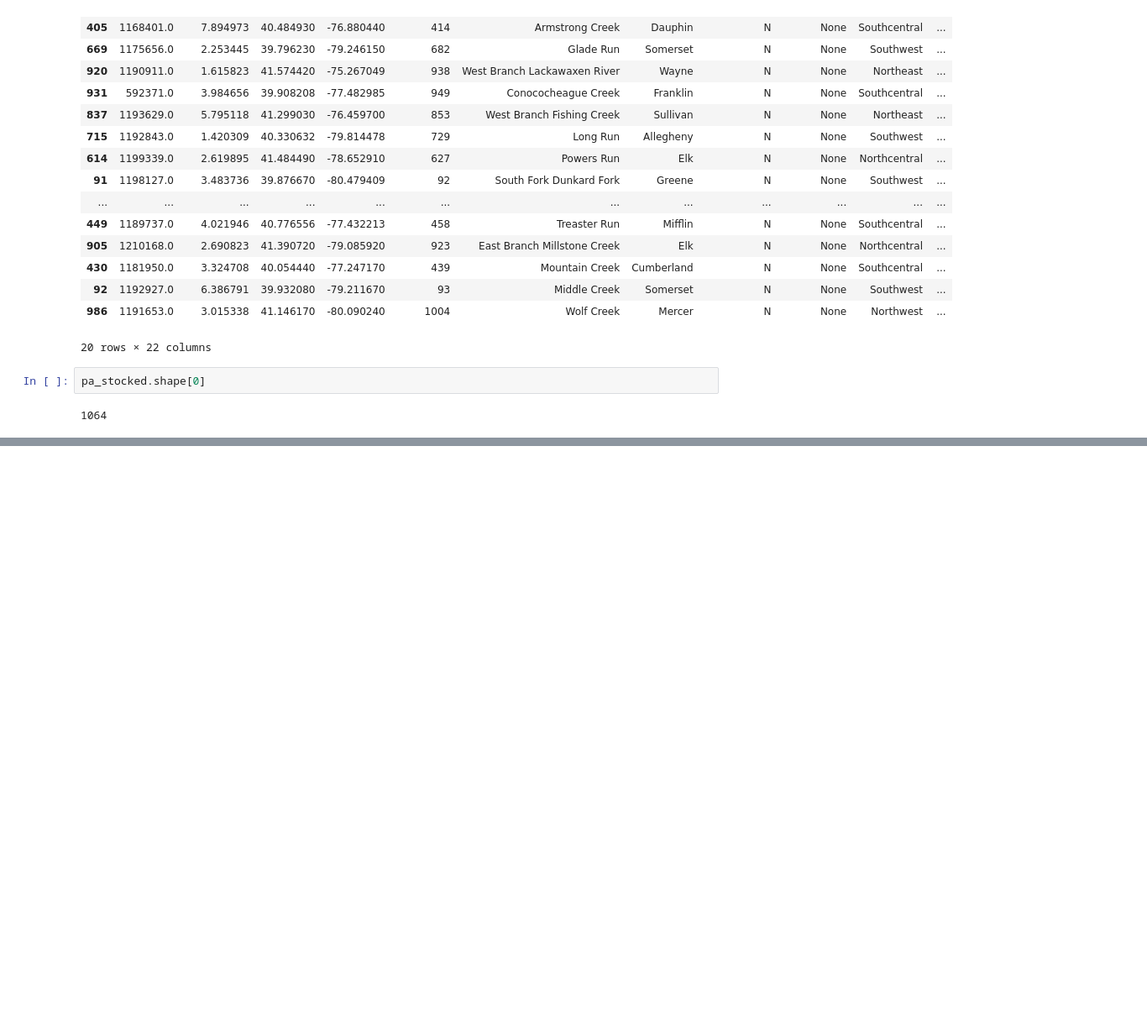
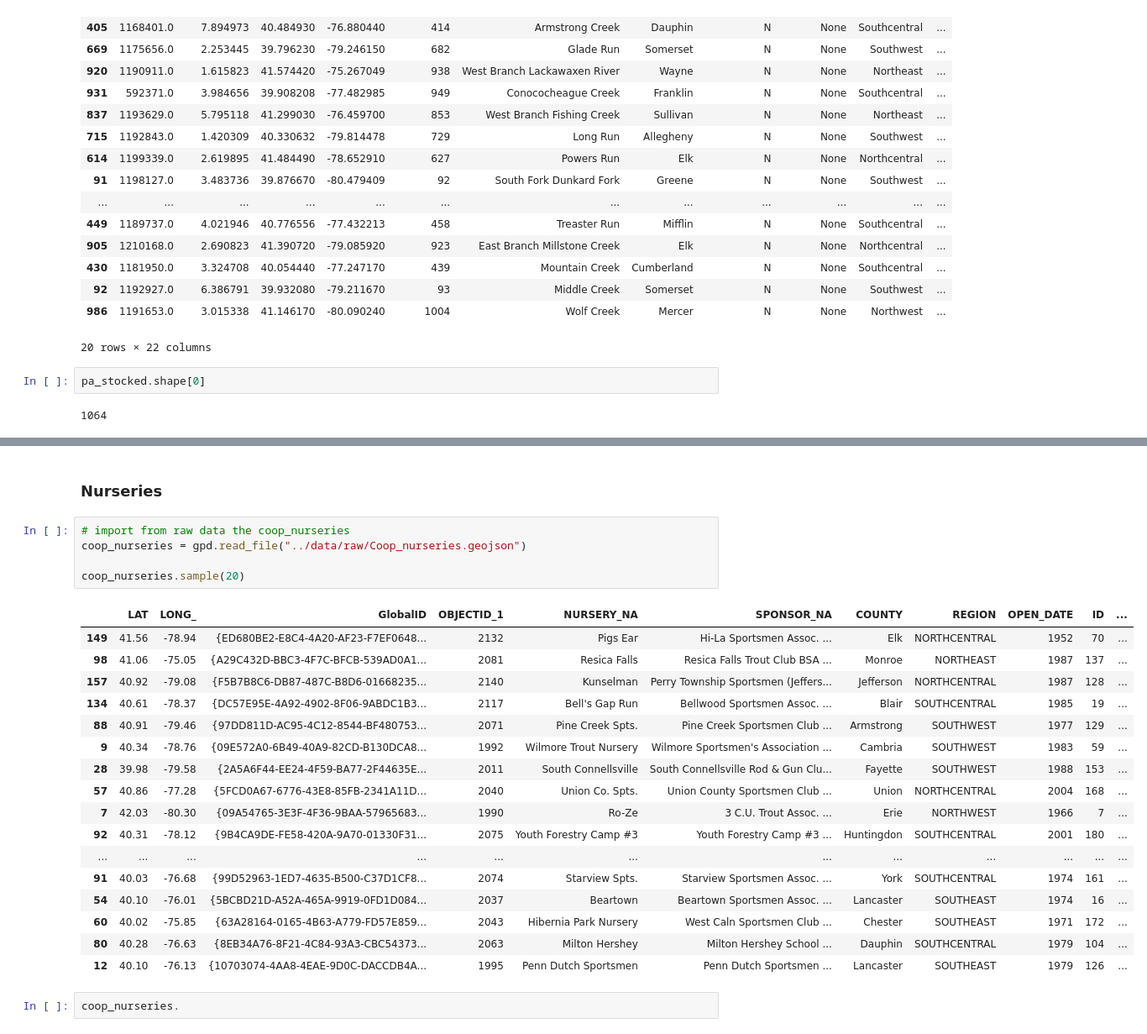
Before and after one commit to LoydGC/Troutimization-Project, a Jupyter notebook: notebooks/01_data_prep.ipynb, the cells around one changed output, grey strips where cells are left out. Shown at 84% size. Drawn from its saved outputs; the diff is of its cells as text; blank space fills up the shorter version.

```diff
--- a/notebooks/01_data_prep.ipynb
+++ b/notebooks/01_data_prep.ipynb
@@ -287,0 +304,27 @@ pa_stocked.shape[0]
+# %% [markdown]
+### Nurseries
+# %%
+# import from raw data the coop_nurseries
+coop_nurseries = gpd.read_file("../data/raw/Coop_nurseries.geojson")
+
+coop_nurseries.sample(20)
+# %% [output]
+|  | LAT | LONG_ | GlobalID | OBJECTID_1 | NURSERY_NA | SPONSOR_NA | COUNTY | REGION | OPEN_DATE | ID | ... |
+| 149 | 41.56 | -78.94 | {ED680BE2-E8C4-4A20-AF23-F7EF0648... | 2132 | Pigs Ear | Hi-La Sportsmen Assoc. ... | Elk | NORTHCENTRAL | 1952 | 70 | ... |
+| 98 | 41.06 | -75.05 | {A29C432D-BBC3-4F7C-BFCB-539AD0A1... | 2081 | Resica Falls | Resica Falls Trout Club BSA ... | Monroe | NORTHEAST | 1987 | 137 | ... |
+| 157 | 40.92 | -79.08 | {F5B7B8C6-DB87-487C-B8D6-01668235... | 2140 | Kunselman | Perry Township Sportsmen (Jeffers... | Jefferson | NORTHCENTRAL | 1987 | 128 | ... |
+| 134 | 40.61 | -78.37 | {DC57E95E-4A92-4902-8F06-9ABDC1B3... | 2117 | Bell's Gap Run | Bellwood Sportsmen Assoc. ... | Blair | SOUTHCENTRAL | 1985 | 19 | ... |
+| 88 | 40.91 | -79.46 | {97DD811D-AC95-4C12-8544-BF480753... | 2071 | Pine Creek Spts. | Pine Creek Sportsmen Club ... | Armstrong | SOUTHWEST | 1977 | 129 | ... |
+| 9 | 40.34 | -78.76 | {09E572A0-6B49-40A9-82CD-B130DCA8... | 1992 | Wilmore Trout Nursery | Wilmore Sportsmen's Association ... | Cambria | SOUTHWEST | 1983 | 59 | ... |
+| 28 | 39.98 | -79.58 | {2A5A6F44-EE24-4F59-BA77-2F44635E... | 2011 | South Connellsville | South Connellsville Rod & Gun Clu... | Fayette | SOUTHWEST | 1988 | 153 | ... |
+| 57 | 40.86 | -77.28 | {5FCD0A67-6776-43E8-85FB-2341A11D... | 2040 | Union Co. Spts. | Union County Sportsmen Club ... | Union | NORTHCENTRAL | 2004 | 168 | ... |
+| 7 | 42.03 | -80.30 | {09A54765-3E3F-4F36-9BAA-57965683... | 1990 | Ro-Ze | 3 C.U. Trout Assoc. ... | Erie | NORTHWEST | 1966 | 7 | ... |
+| 92 | 40.31 | -78.12 | {9B4CA9DE-FE58-420A-9A70-01330F31... | 2075 | Youth Forestry Camp #3 | Youth Forestry Camp #3 ... | Huntingdon | SOUTHCENTRAL | 2001 | 180 | ... |
+| ... | ... | ... | ... | ... | ... | ... | ... | ... | ... | ... | ... |
+| 91 | 40.03 | -76.68 | {99D52963-1ED7-4635-B500-C37D1CF8... | 2074 | Starview Spts. | Starview Sportsmen Assoc. ... | York | SOUTHCENTRAL | 1974 | 161 | ... |
+| 54 | 40.10 | -76.01 | {5BCBD21D-A52A-465A-9919-0FD1D084... | 2037 | Beartown | Beartown Sportsmen Assoc. ... | Lancaster | SOUTHEAST | 1974 | 16 | ... |
+| 60 | 40.02 | -75.85 | {63A28164-0165-4B63-A779-FD57E859... | 2043 | Hibernia Park Nursery | West Caln Sportsmen Club ... | Chester | SOUTHEAST | 1971 | 172 | ... |
+| 80 | 40.28 | -76.63 | {8EB34A76-8F21-4C84-93A3-CBC54373... | 2063 | Milton Hershey | Milton Hershey School ... | Dauphin | SOUTHCENTRAL | 1979 | 104 | ... |
+| 12 | 40.10 | -76.13 | {10703074-4AA8-4EAE-9D0C-DACCDB4A... | 1995 | Penn Dutch Sportsmen | Penn Dutch Sportsmen ... | Lancaster | SOUTHEAST | 1979 | 126 | ... |
+# %%
+coop_nurseries.
```
Also changed, not shown: parts of 1 cell of this notebook, 1 other file.
